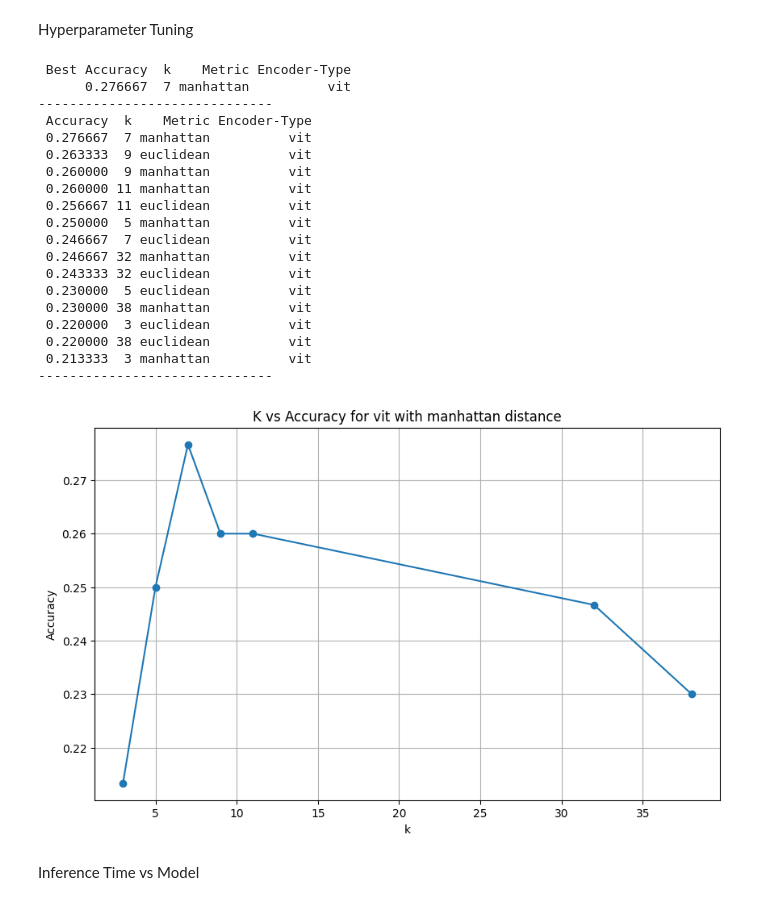
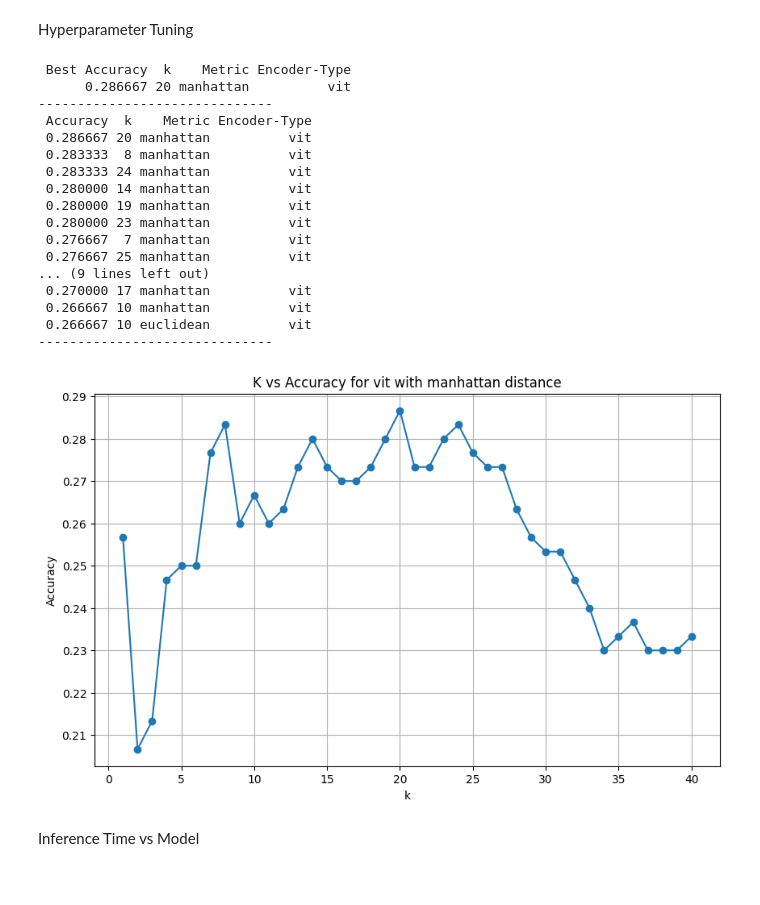
Before and after one commit to ROHIT32767/KNN-Decision-Trees, a Jupyter notebook: KNN.ipynb, the cells around one changed output. Saved outputs shown, nothing was run; the diff lists cells and outputs as text; code cells hidden in the pictures.

```diff
--- a/KNN.ipynb
+++ b/KNN.ipynb
@@ -289,7 +289,7 @@ Precision 0.124355
 Hyperparameter Tuning
 # %%
 Hyper_parameter_KNN = Optimized_KNN(3,'vit','manhattan')
-K = [3,5,7,9,11,32,38]
+K = np.array(range(40))+1
 metric = ['manhattan','euclidean']
 encoder_type = ['vit']
 Hyper_parameter_KNN.data_split(data)
@@ -313,48 +313,46 @@ best_triplets = sorted_tuples[:1]
 df = pd.DataFrame(best_triplets, columns=['Best Accuracy', 'k', 'Metric', 'Encoder-Type'])
 # Display the DataFrame without the default index column
 print(df.to_string(index=False))
 print('------------------------------')
 top_triplets = sorted_tuples[:20]
 # for rank, triplet in enumerate(best_triplets[:20], start=1):
 #     print(f"Rank {rank}: k={triplet[1]}, encoder={triplet[2]}, distance metric={triplet[3]}, accuracy={triplet[0]}")
 df = pd.DataFrame(top_triplets, columns=['Accuracy', 'k', 'Metric', 'Encoder-Type'])
 # Display the DataFrame without the default index column
 print(df.to_string(index=False))
 given_metric = 'manhattan'
 given_encoder_type = 'vit'
 k_tuples = sorted(sorted_tuples, key=lambda x: x[1])
 filtered_tuples = [(accuracy, k, metric, encoder_type) for accuracy, k, metric, encoder_type in k_tuples
                  if metric == given_metric and encoder_type == given_encoder_type]
 filtered_df = pd.DataFrame(filtered_tuples, columns=['Accuracy', 'k', 'Metric', 'Encoder Type'])
 print('------------------------------')
 plt.figure(figsize=(10, 6))
 plt.plot(filtered_df['k'], filtered_df['Accuracy'], marker='o')
 plt.title(f'K vs Accuracy for {given_encoder_type} with {given_metric} distance')
 plt.xlabel('k')
 plt.ylabel('Accuracy')
 plt.grid(True)
 plt.show()
 # %% [output]
  Best Accuracy  k    Metric Encoder-Type
-      0.276667  7 manhattan          vit
+      0.286667 20 manhattan          vit
 ------------------------------
  Accuracy  k    Metric Encoder-Type
+ 0.286667 20 manhattan          vit
+ 0.283333  8 manhattan          vit
+ 0.283333 24 manhattan          vit
+ 0.280000 14 manhattan          vit
+ 0.280000 19 manhattan          vit
+ 0.280000 23 manhattan          vit
  0.276667  7 manhattan          vit
- 0.263333  9 euclidean          vit
- 0.260000  9 manhattan          vit
- 0.260000 11 manhattan          vit
- 0.256667 11 euclidean          vit
- 0.250000  5 manhattan          vit
- 0.246667  7 euclidean          vit
- 0.246667 32 manhattan          vit
- 0.243333 32 euclidean          vit
- 0.230000  5 euclidean          vit
- 0.230000 38 manhattan          vit
- 0.220000  3 euclidean          vit
- 0.220000 38 euclidean          vit
- 0.213333  3 manhattan          vit
+ 0.276667 25 manhattan          vit
+... (9 lines left out)
+ 0.270000 17 manhattan          vit
+ 0.266667 10 manhattan          vit
+ 0.266667 10 euclidean          vit
 ------------------------------
-[figure, old version]
+[figure, new version]
 # %% [markdown]
 Inference Time vs Model
 # %%
```
Also changed, not shown: parts of 2 cells of this notebook, 1 other file.
